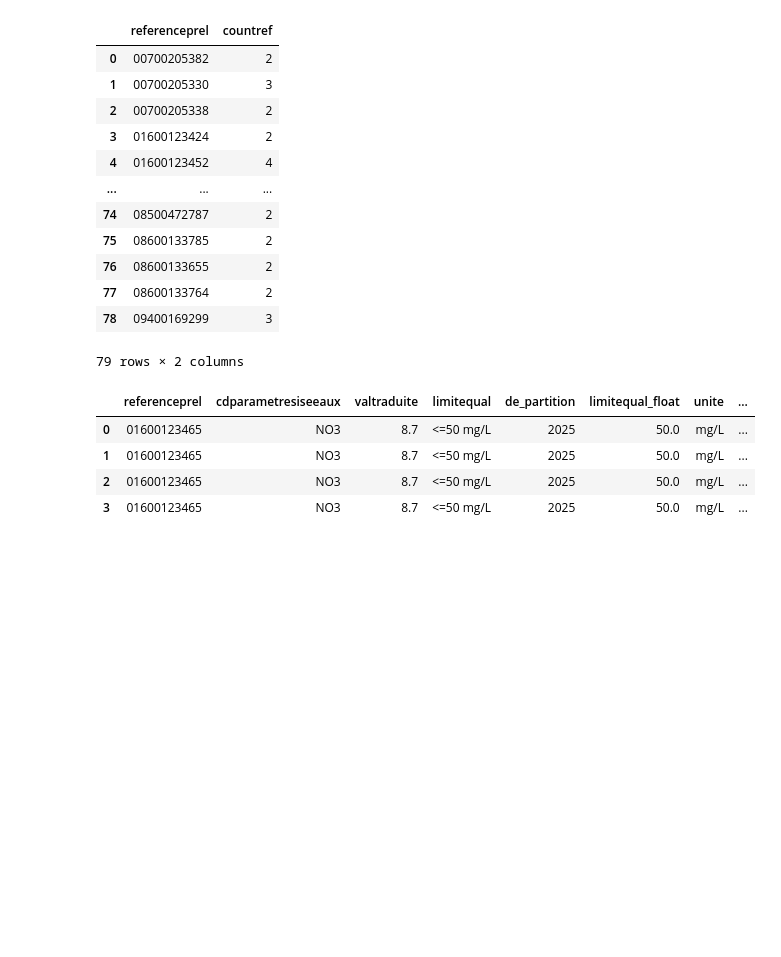
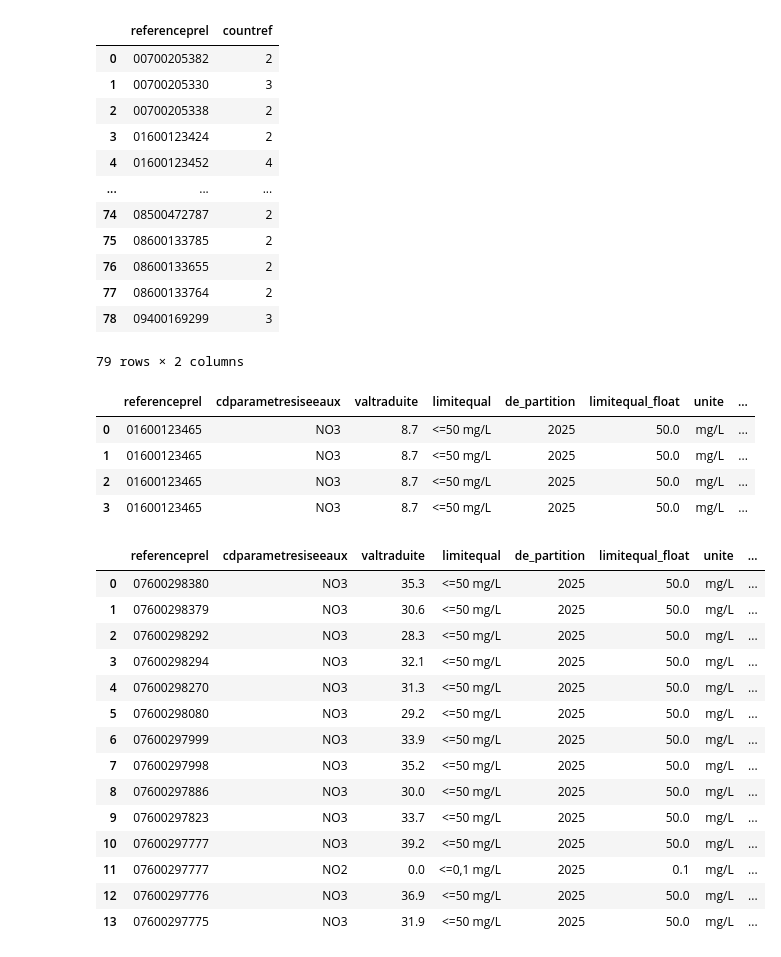
Before and after one commit to dataforgoodfr/13_pollution_eau, a Jupyter notebook: analytics/notebooks/résultat_nitrates_dbt_model.ipynb, the cells around one changed output. Saved outputs shown, nothing was run; the diff lists cells and outputs as text; code cells hidden in the pictures; blank space fills up the shorter version.

```diff
--- a/analytics/notebooks/résultat_nitrates_dbt_model.ipynb
+++ b/analytics/notebooks/résultat_nitrates_dbt_model.ipynb
@@ -284,3 +284,30 @@ con.sql('SELECT * FROM dernier_prel WHERE referenceprel = \'01600123465\'').df()
 | 1 | 01600123465 | NO3 | 8.7 | <=50 mg/L | 2025 | 50.0 | mg/L | ... |
 | 2 | 01600123465 | NO3 | 8.7 | <=50 mg/L | 2025 | 50.0 | mg/L | ... |
 | 3 | 01600123465 | NO3 | 8.7 | <=50 mg/L | 2025 | 50.0 | mg/L | ... |
+# %%
+#verif deux prélèvement différent pour NO2 et NO3
+query_cdreseau = """
+SELECT *
+FROM int__resultats_udi_communes
+WHERE cdreseau = '076001796' AND cdparametresiseEaux IN ('NO2','NO3')
+ORDER BY datetimeprel DESC
+  """
+
+cdreseau = con.sql(query_cdreseau).df()
+cdreseau
+# %% [output]
+|  | referenceprel | cdparametresiseeaux | valtraduite | limitequal | de_partition | limitequal_float | unite | ... |
+| 0 | 07600298380 | NO3 | 35.3 | <=50 mg/L | 2025 | 50.0 | mg/L | ... |
+| 1 | 07600298379 | NO3 | 30.6 | <=50 mg/L | 2025 | 50.0 | mg/L | ... |
+| 2 | 07600298292 | NO3 | 28.3 | <=50 mg/L | 2025 | 50.0 | mg/L | ... |
+| 3 | 07600298294 | NO3 | 32.1 | <=50 mg/L | 2025 | 50.0 | mg/L | ... |
+| 4 | 07600298270 | NO3 | 31.3 | <=50 mg/L | 2025 | 50.0 | mg/L | ... |
+| 5 | 07600298080 | NO3 | 29.2 | <=50 mg/L | 2025 | 50.0 | mg/L | ... |
+| 6 | 07600297999 | NO3 | 33.9 | <=50 mg/L | 2025 | 50.0 | mg/L | ... |
+| 7 | 07600297998 | NO3 | 35.2 | <=50 mg/L | 2025 | 50.0 | mg/L | ... |
+| 8 | 07600297886 | NO3 | 30.0 | <=50 mg/L | 2025 | 50.0 | mg/L | ... |
+| 9 | 07600297823 | NO3 | 33.7 | <=50 mg/L | 2025 | 50.0 | mg/L | ... |
+| 10 | 07600297777 | NO3 | 39.2 | <=50 mg/L | 2025 | 50.0 | mg/L | ... |
+| 11 | 07600297777 | NO2 | 0.0 | <=0,1 mg/L | 2025 | 0.1 | mg/L | ... |
+| 12 | 07600297776 | NO3 | 36.9 | <=50 mg/L | 2025 | 50.0 | mg/L | ... |
+| 13 | 07600297775 | NO3 | 31.9 | <=50 mg/L | 2025 | 50.0 | mg/L | ... |
```
Also changed, not shown: parts of 3 cells of this notebook.
